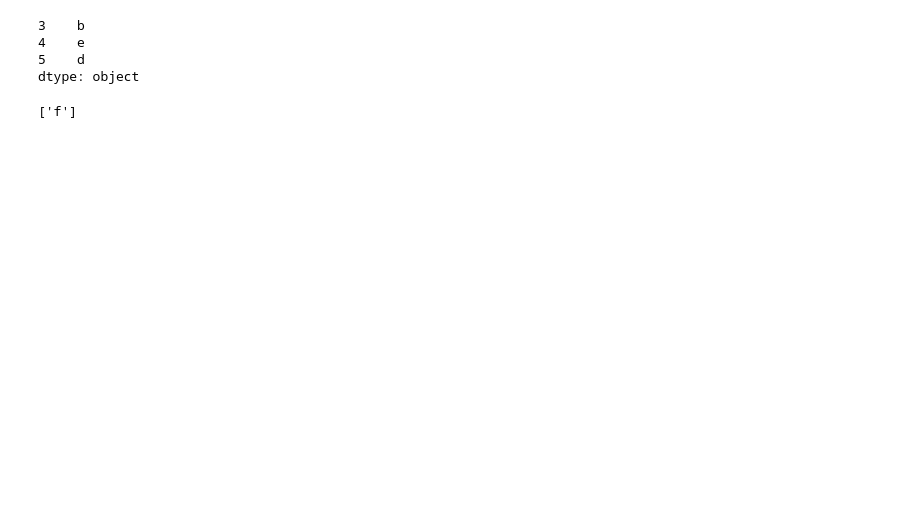
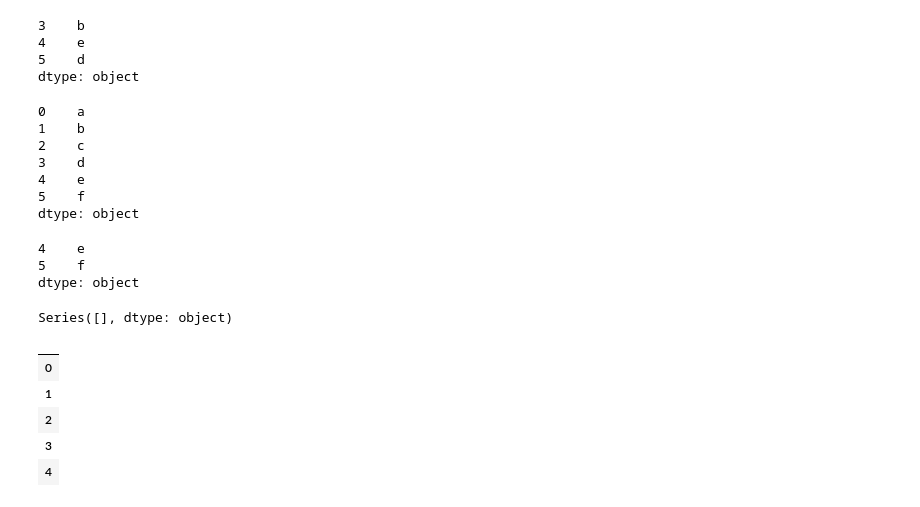
Before and after one commit to parkroyal/python_practice, a Jupyter notebook: data_analysis/pandas_index_and_selecting_data.ipynb, the cells around one changed output. Cells and saved outputs as stored; diff of their text form; code cells hidden in the pictures; blank space fills up the shorter version.

```diff
--- a/data_analysis/pandas_index_and_selecting_data.ipynb
+++ b/data_analysis/pandas_index_and_selecting_data.ipynb
@@ -170,5 +170,36 @@ df1 = pd.DataFrame(np.random.randn(6, 4),
 # 超出範圍選取不會出錯
 x = list('abcdef')
 x[len(x)-1:100]
+s = pd.Series(x)
+s
 # %% [output]
-['f']
+0    a
+1    b
+2    c
+3    d
+4    e
+5    f
+dtype: object
+# %%
+s.iloc[4:100]
+# %% [output]
+4    e
+5    f
+dtype: object
+# %%
+s.iloc[100:102]
+# %% [output]
+Series([], dtype: object)
+# %%
+# Note that using slices that go out of bounds
+# can result in an empty axis (e.g. an empty DataFrame being returned).
+# 注意iloc 使用slice (0:n)超出index / column 邊界一樣會反回(但是會是空的dataframe)
+dfl = pd.DataFrame(np.random.randn(5, 2), columns=list('AB'))
+dfl.iloc[:, 2:3] # 只有0/1 選取2 返回空直
+# %% [output]
+|  |
+| 0 |
+| 1 |
+| 2 |
+| 3 |
+| 4 |
```
Also changed, not shown: parts of 15 cells of this notebook, 1 other file.
